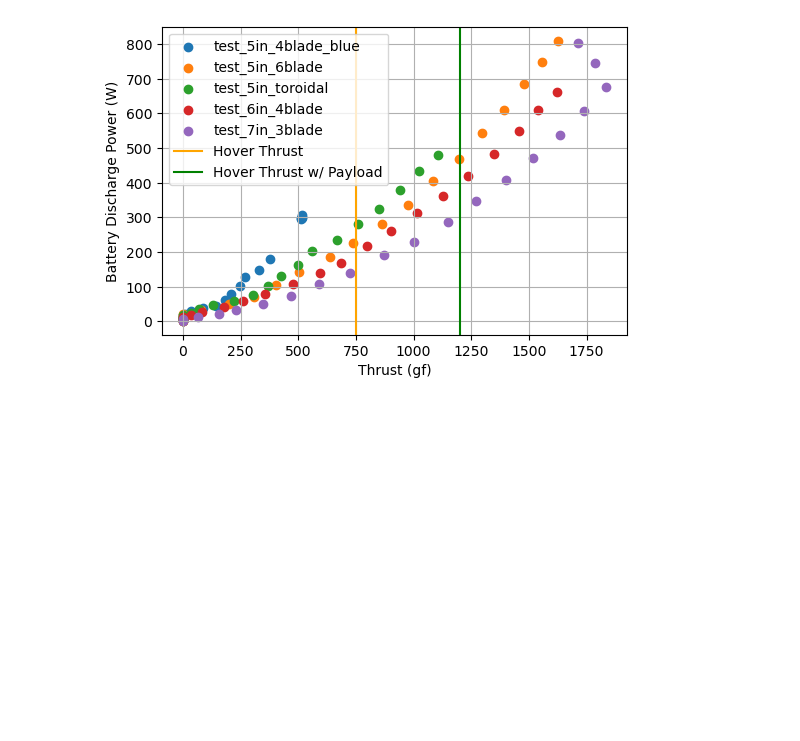
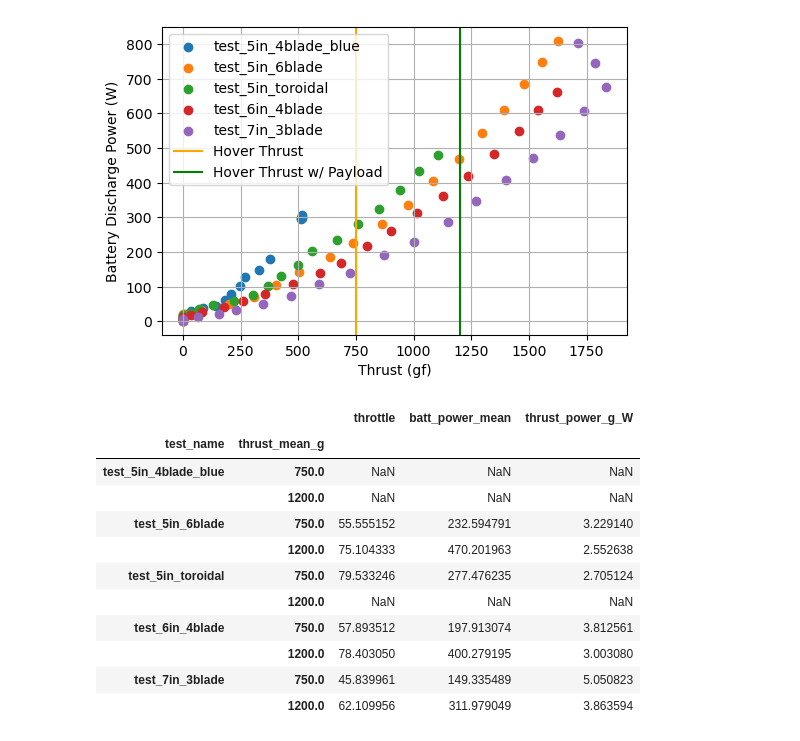
Before and after one commit to gtaharaedmonds/coaxial-drone, a Jupyter notebook: thrust_jig/test_runner/experiment_template.ipynb, the cells around one changed output. Saved outputs shown, nothing was run; the diff lists cells and outputs as text; code cells hidden in the pictures; blank space fills up the shorter version.

```diff
--- a/thrust_jig/test_runner/experiment_template.ipynb
+++ b/thrust_jig/test_runner/experiment_template.ipynb
@@ -272,3 +268,36 @@ plt.legend()
 plt.show()
 # %% [output]
 [figure]
+# %%
+characteristic_thrust = pd.Index(
+    [hover_thrust_g, payload_thrust_g], name="thrust_mean_g"
+)
+# Interpolate power at hover and payload thrust
+df_power_interp = (
+    df_thrust_power.reset_index("throttle")
+    .set_index("thrust_mean_g", append=True)
+    .groupby("test_name")
+    .apply(
+        lambda g: (gd := g.droplevel("test_name").dropna())[
+            ~gd.index.duplicated(keep="first")
+        ]
+        .reindex(gd.index.append(characteristic_thrust).unique())
+        .sort_index()
+        .interpolate(method="index", limit_area="inside")
+        .loc[characteristic_thrust]
+    )
+)
+df_power_interp
+# %% [output]
+|  |  | throttle | batt_power_mean | thrust_power_g_W |
+| test_name | thrust_mean_g |  |  |  |
+| test_5in_4blade_blue | 750.0 | NaN | NaN | NaN |
+|  | 1200.0 | NaN | NaN | NaN |
+| test_5in_6blade | 750.0 | 55.555152 | 232.594791 | 3.229140 |
+|  | 1200.0 | 75.104333 | 470.201963 | 2.552638 |
+| test_5in_toroidal | 750.0 | 79.533246 | 277.476235 | 2.705124 |
+|  | 1200.0 | NaN | NaN | NaN |
+| test_6in_4blade | 750.0 | 57.893512 | 197.913074 | 3.812561 |
+|  | 1200.0 | 78.403050 | 400.279195 | 3.003080 |
+| test_7in_3blade | 750.0 | 45.839961 | 149.335489 | 5.050823 |
+|  | 1200.0 | 62.109956 | 311.979049 | 3.863594 |
```
Also changed, not shown: parts of 4 cells of this notebook.
